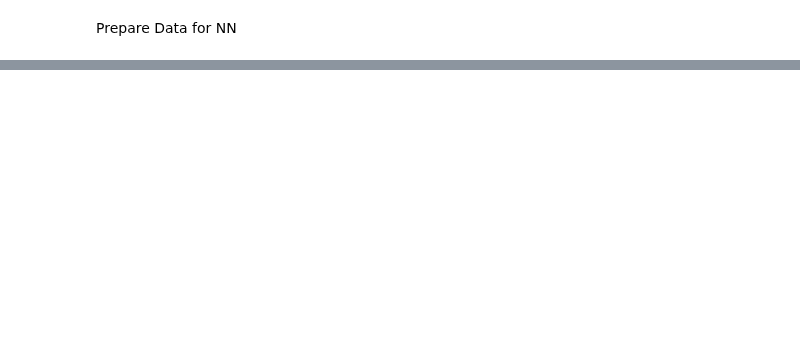
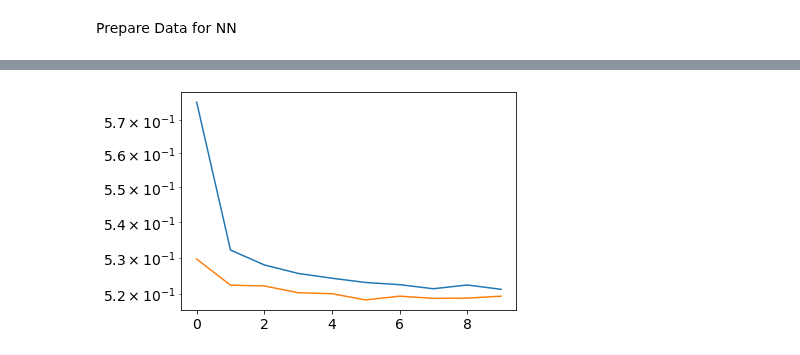
Before and after one commit to philippeller/freeDOM, a Jupyter notebook: notebooks/peller/toy_experiment_NNs.ipynb, the cells around one changed output, grey strips where cells are left out. Drawn from its saved outputs; the diff is of its cells as text; code cells hidden in the pictures; blank space fills up the shorter version.

Commit message:
Hitney for toy model

```diff
--- a/notebooks/peller/toy_experiment_NNs.ipynb
+++ b/notebooks/peller/toy_experiment_NNs.ipynb
@@ -281,0 +180,3 @@ Text(0.5, 1.0, 'diff')
+# %%
+chargenet.d_train = get_dataset(chargenet.x_train, chargenet.t_train)
+chargenet.d_test = get_dataset(chargenet.x_test, chargenet.t_test, test=True)
@@ -281,0 +201,28 @@ Text(0.5, 1.0, 'diff')
+# %%
+#activation=tfa.activations.mish
+activation='relu'
+
+x_input = tf.keras.Input(shape=(chargenet.x_train.shape[1],))
+t_input = tf.keras.Input(shape=(chargenet.t_train.shape[1],))
+
+h = chargenet.trafo()(x_input, t_input)
+
+h = tf.keras.layers.Dense(32, activation=activation)(h)
+h = tf.keras.layers.Dropout(0.01)(h)
+
+h = tf.keras.layers.Dense(64, activation=activation)(h)
+h = tf.keras.layers.Dropout(0.01)(h)
+
+h = tf.keras.layers.Dense(128, activation=activation)(h)
+h = tf.keras.layers.Dropout(0.01)(h)
+
+h = tf.keras.layers.Dense(64, activation=activation)(h)
+h = tf.keras.layers.Dropout(0.01)(h)
+
+h = tf.keras.layers.Dense(32, activation=activation)(h)
+h = tf.keras.layers.Dropout(0.01)(h)
+
+outputs = tf.keras.layers.Dense(1, activation='sigmoid')(h)
+
+chargenet.model = tf.keras.Model(inputs=[x_input, t_input], outputs=outputs)
+chargenet.model.summary()
@@ -281,0 +247,5 @@ Text(0.5, 1.0, 'diff')
+# %%
+optimizer = tf.keras.optimizers.Adam(0.001)
+chargenet.model.compile(loss='binary_crossentropy', optimizer=optimizer)
+# %%
+chargenet.hist = chargenet.model.fit(chargenet.d_train, epochs=10, verbose=1, validation_data=chargenet.d_test)
@@ -281,0 +273,6 @@ Text(0.5, 1.0, 'diff')
+# %%
+plt.plot(chargenet.model.history.history['loss'])
+plt.plot(chargenet.model.history.history['val_loss'])
+plt.gca().set_yscale('log')
+# %% [output]
+[figure, added]
```
Also changed, not shown: parts of 56 cells of this notebook.
